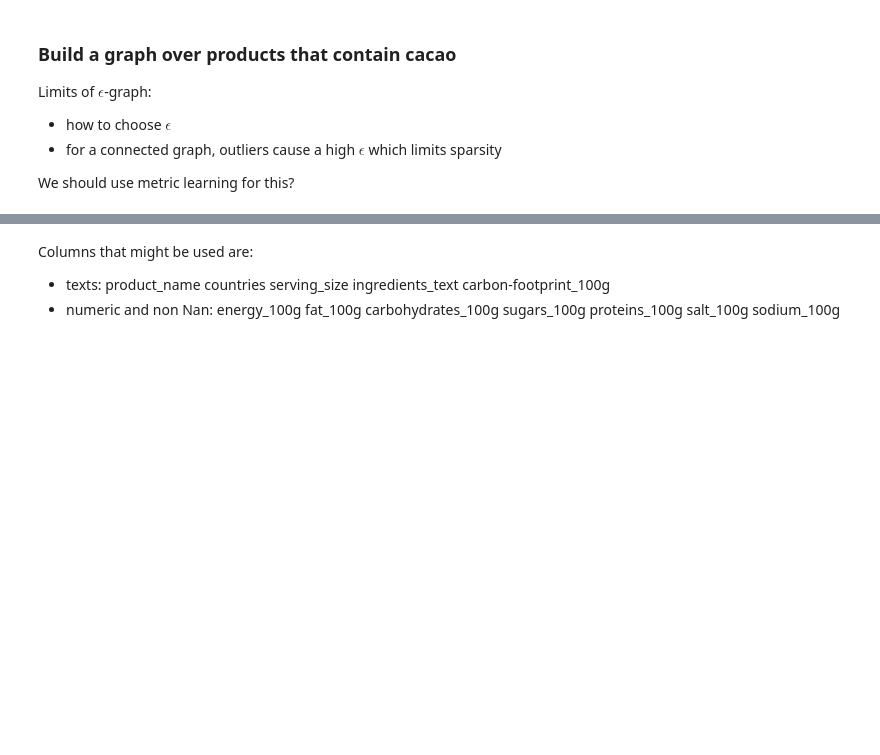
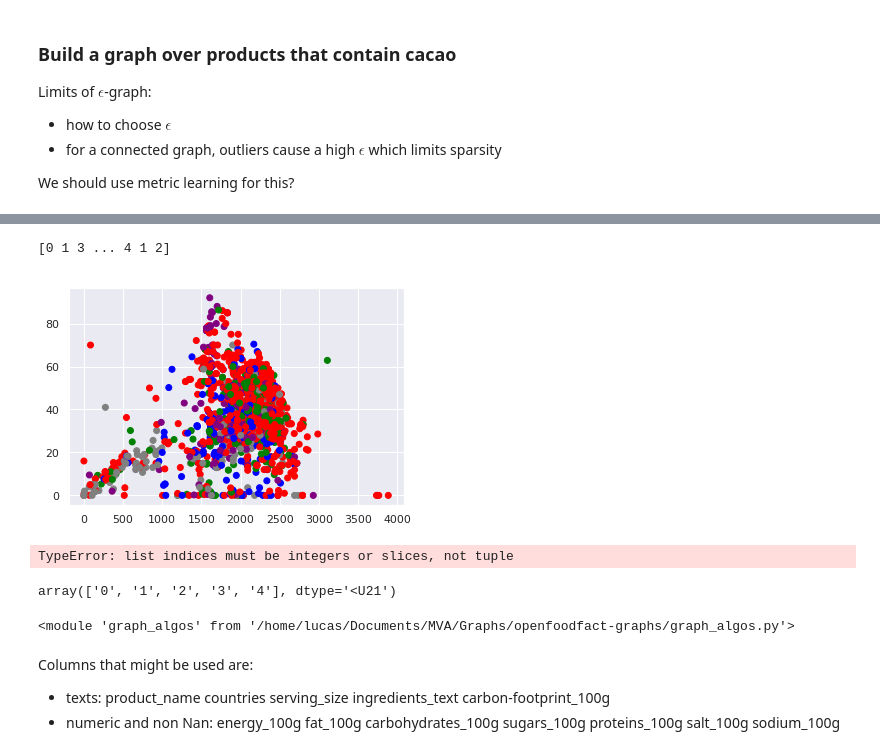
Before and after one commit to lgerrets/graphsml18-openfoodfacts, a Jupyter notebook: off-graphs.ipynb, the cells around one changed output, grey strips where cells are left out. Cells and saved outputs as stored; diff of their text form; code cells hidden in the pictures; blank space fills up the shorter version.

```diff
--- a/off-graphs.ipynb
+++ b/off-graphs.ipynb
@@ -261,0 +270,6 @@ array(['Bananas, vegetable oil (coconut oil, corn oil and/or palm oil) sugar, na
+# %%
+chosen_eig_indices = [0,1,3,4]
+clusters = galg.spectral_analysis(L,10,chosen_eig_indices,do_clusters=True,do_plots=False,num_classes=5)
+clusters[idx_shuffle] = clusters
+clusters = clusters.astype(int)
+df['clusters'] = clusters
@@ -262,3 +324,26 @@ array(['Bananas, vegetable oil (coconut oil, corn oil and/or palm oil) sugar, na
+# %%
+x = np.array(df.energy_100g)
+y = np.array(df.sugars_100g)
+colors = np.array(['red','green','blue','purple','gray'])
+print(clusters)
+plt.scatter(x,y,c=colors[clusters])
+
+plt.show()
+# %% [output]
+[0 1 3 ... 4 1 2]
+[figure, added]
+# %%
+colors[[1,3],]
+# %% [output]
+TypeError: list indices must be integers or slices, not tuple
+# %%
+np.unique(clusters.astype(int).astype(str))
+# %% [output]
+array(['0', '1', '2', '3', '4'], dtype='<U21')
+# %%
+reload(galg)
+# %% [output]
+<module 'graph_algos' from '/home/lucas/Documents/MVA/Graphs/openfoodfact-graphs/graph_algos.py'>
 # %% [markdown]
 Columns that might be used are:
 - texts: product_name countries serving_size ingredients_text  carbon-footprint_100g
```
Also changed, not shown: parts of 21 cells of this notebook, 3 other files.
